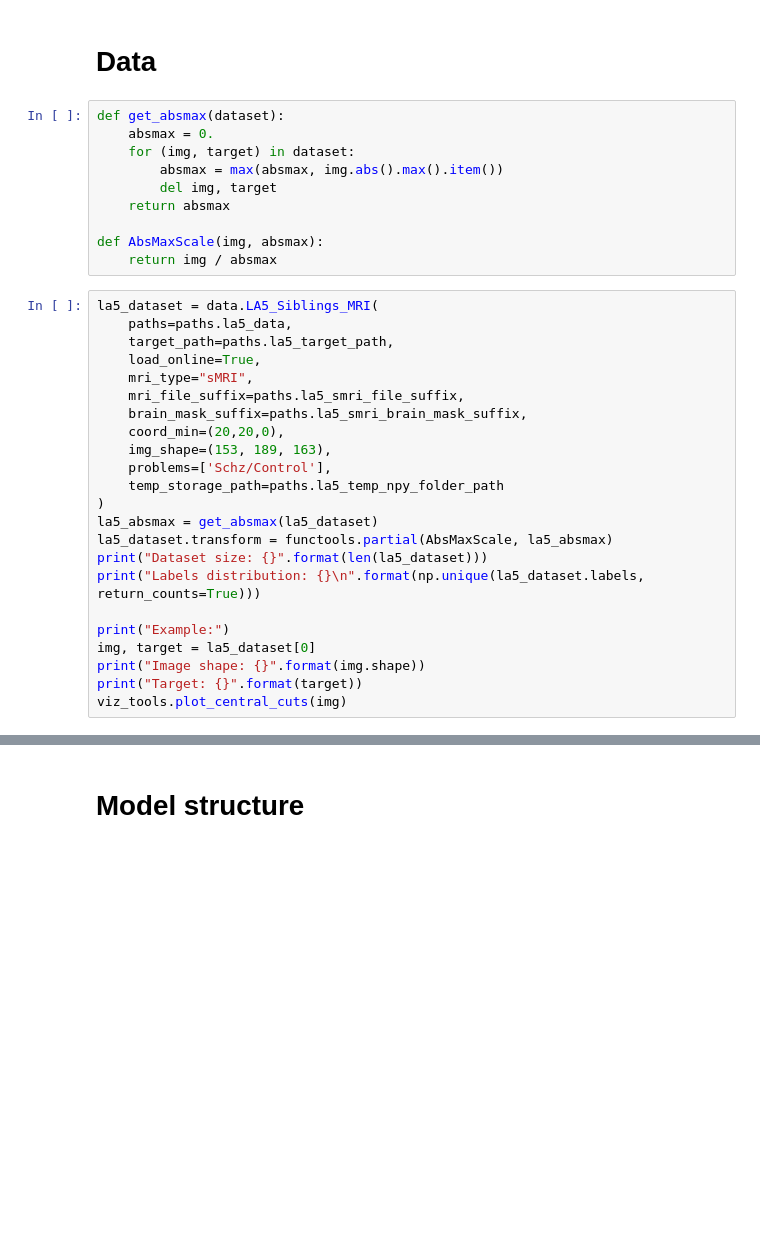
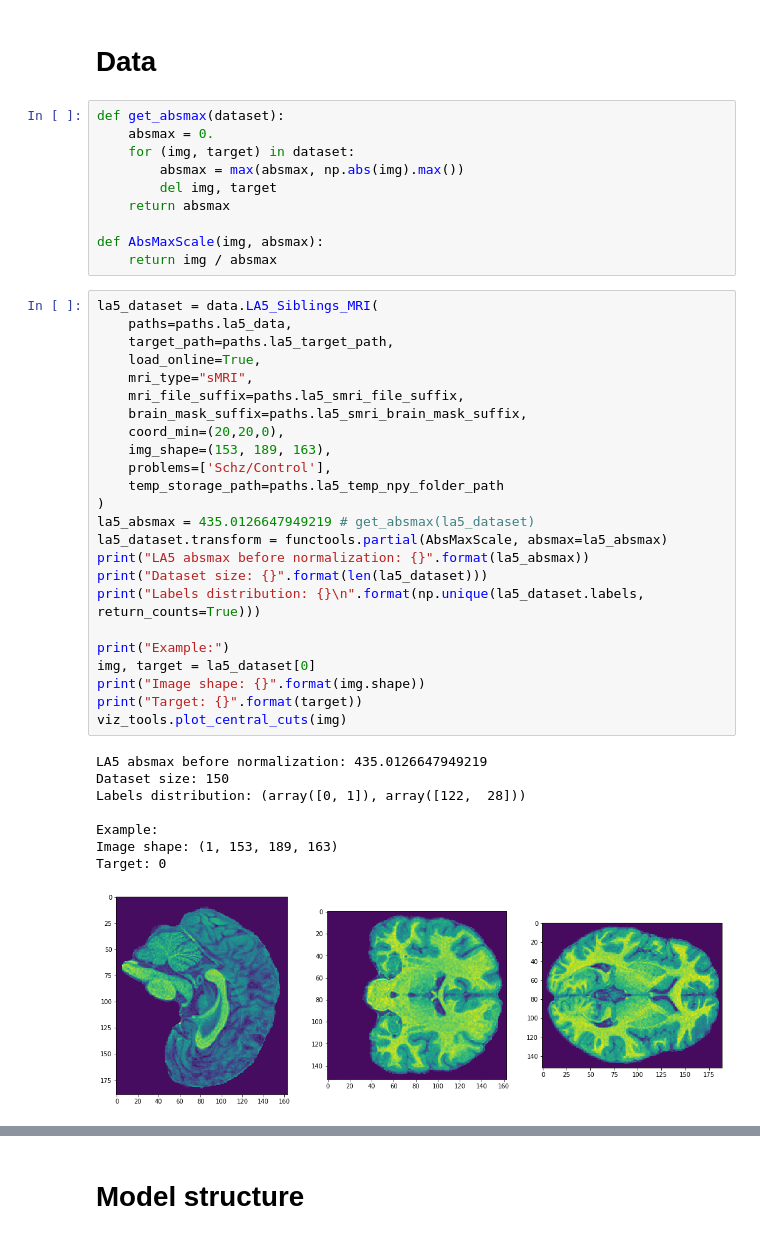
Before and after one commit to rakhimovv/mri-domain-adaptation, a Jupyter notebook: base_smri.ipynb, the cells around one changed output, grey strips where cells are left out. Drawn from its saved outputs; the diff is of its cells as text; blank space fills up the shorter version.

```diff
--- a/base_smri.ipynb
+++ b/base_smri.ipynb
@@ -30,7 +32,7 @@ import viz_tools
 def get_absmax(dataset):
     absmax = 0.
     for (img, target) in dataset:
-        absmax = max(absmax, img.abs().max().item())
+        absmax = max(absmax, np.abs(img).max())
         del img, target
     return absmax
 
@@ -39,26 +41,36 @@ def AbsMaxScale(img, absmax):
 # %%
 la5_dataset = data.LA5_Siblings_MRI(
     paths=paths.la5_data,
     target_path=paths.la5_target_path,
     load_online=True,
     mri_type="sMRI",
     mri_file_suffix=paths.la5_smri_file_suffix,
     brain_mask_suffix=paths.la5_smri_brain_mask_suffix,
     coord_min=(20,20,0),
     img_shape=(153, 189, 163),
     problems=['Schz/Control'],
     temp_storage_path=paths.la5_temp_npy_folder_path
 )
-la5_absmax = get_absmax(la5_dataset)
-la5_dataset.transform = functools.partial(AbsMaxScale, la5_absmax)
+la5_absmax = 435.0126647949219 # get_absmax(la5_dataset)
+la5_dataset.transform = functools.partial(AbsMaxScale, absmax=la5_absmax)
+print("LA5 absmax before normalization: {}".format(la5_absmax))
 print("Dataset size: {}".format(len(la5_dataset)))
 print("Labels distribution: {}\n".format(np.unique(la5_dataset.labels, return_counts=True)))
 
 print("Example:")
 img, target = la5_dataset[0]
 print("Image shape: {}".format(img.shape))
 print("Target: {}".format(target))
 viz_tools.plot_central_cuts(img)
+# %% [output]
+LA5 absmax before normalization: 435.0126647949219
+Dataset size: 150
+Labels distribution: (array([0, 1]), array([122,  28]))
+
+Example:
+Image shape: (1, 153, 189, 163)
+Target: 0
+[figure, added]
 # %%
 sibl_dataset = data.LA5_Siblings_MRI(
     paths=paths.sibl_data,
```
Also changed, not shown: parts of 9 cells of this notebook, 2 other files.
